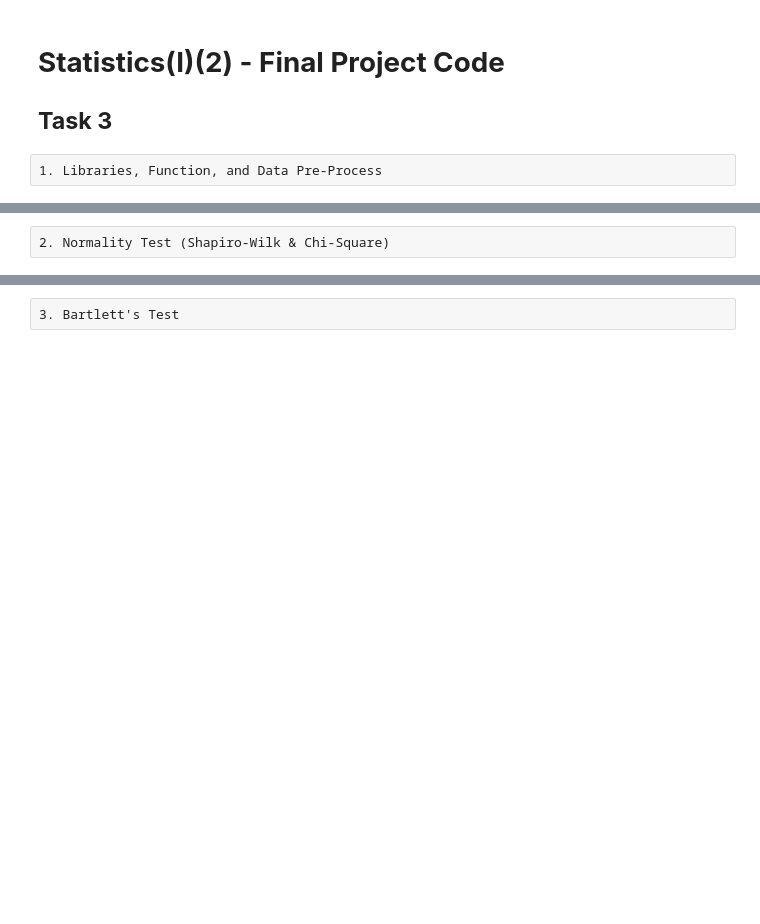
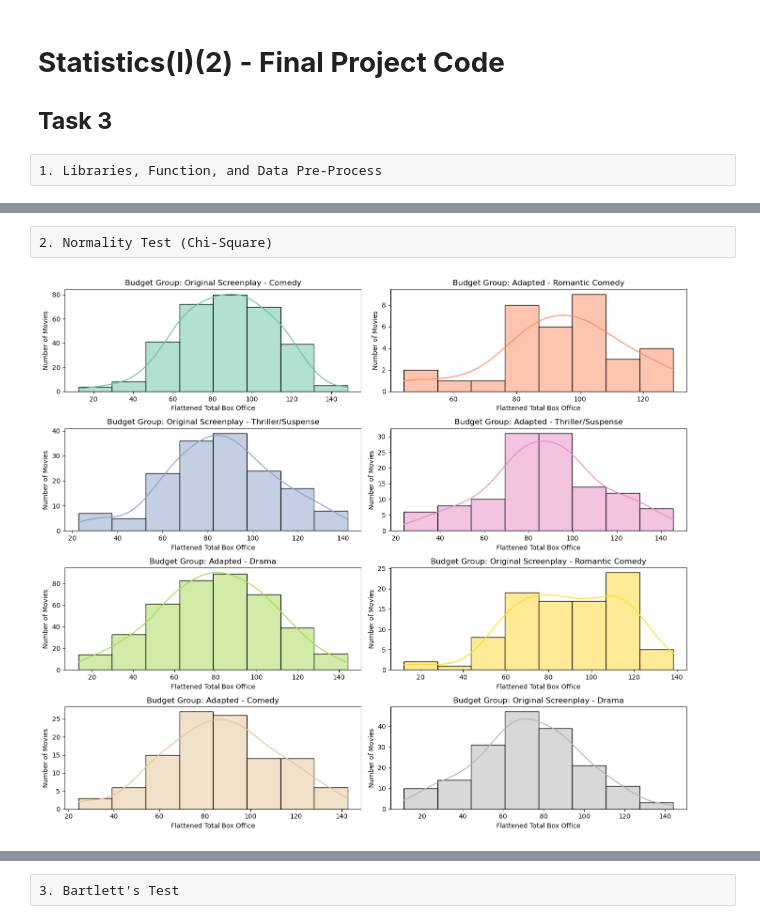
Before and after one commit to Ocean1029/Statistics_Final_Project, a Jupyter notebook: final_code_workspace/task_3.ipynb, the cells around one changed output, grey strips where cells are left out. Drawn from its saved outputs; the diff is of its cells as text; code cells hidden in the pictures; blank space fills up the shorter version.

```diff
--- a/final_code_workspace/task_3.ipynb
+++ b/final_code_workspace/task_3.ipynb
@@ -181,0 +180,13 @@ budget_high = filtered_df[filtered_df['budget_category'] == 'High']['flattened_t
+# %%
+print(filtered_df['group_label'].unique())
+group_labels = ['Original Screenplay - Comedy', 'Adapted - Romantic Comedy',
+ 'Original Screenplay - Thriller/Suspense', 'Adapted - Thriller/Suspense',
+ 'Adapted - Drama', 'Original Screenplay - Romantic Comedy',
+ 'Adapted - Comedy', 'Original Screenplay - Drama']
+group_shapes = {label: filtered_df[filtered_df['group_label'] == label].shape for label in group_labels}
+print()
+
+display(group_shapes)
+
+variances = {filtered_df["flattened_total_box_office"][filtered_df['group_label'] == label].std(ddof=1) for label in group_labels}
+display(variances)
@@ -182,3 +214,25 @@ budget_high = filtered_df[filtered_df['budget_category'] == 'High']['flattened_t
 # %% [raw]
-2. Normality Test (Shapiro-Wilk & Chi-Square)
+2. Normality Test (Chi-Square)
+# %%
+# 畫每個組別的票房分布
+fig, axes = plt.subplots(4, 2, figsize=(14, 12))
+axes = axes.flatten()
+
+for i, label in enumerate(group_labels):
+    sns.histplot(
+        data=filtered_df[filtered_df['group_label'] == label],
+        x='flattened_total_box_office',
+        bins=8,
+        kde=True,
+        ax=axes[i],
+        color=sns.color_palette("Set2")[i]
+    )
+    axes[i].set_title(f"Budget Group: {label}")
+    axes[i].set_xlabel("Flattened Total Box Office")
+    axes[i].set_ylabel("Number of Movies")
+
+plt.tight_layout()
+plt.show()
+# %% [output]
+[figure, added]
 # %%
```
Also changed, not shown: parts of 12 cells of this notebook, 1 other file.
